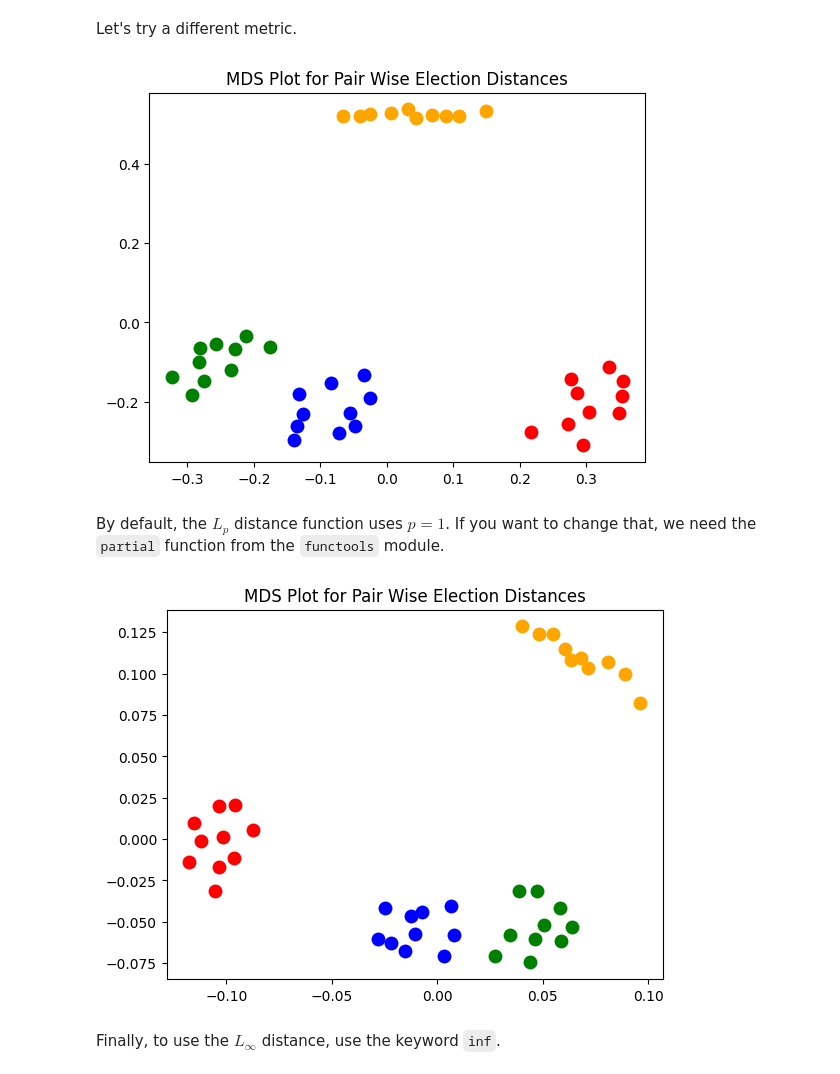
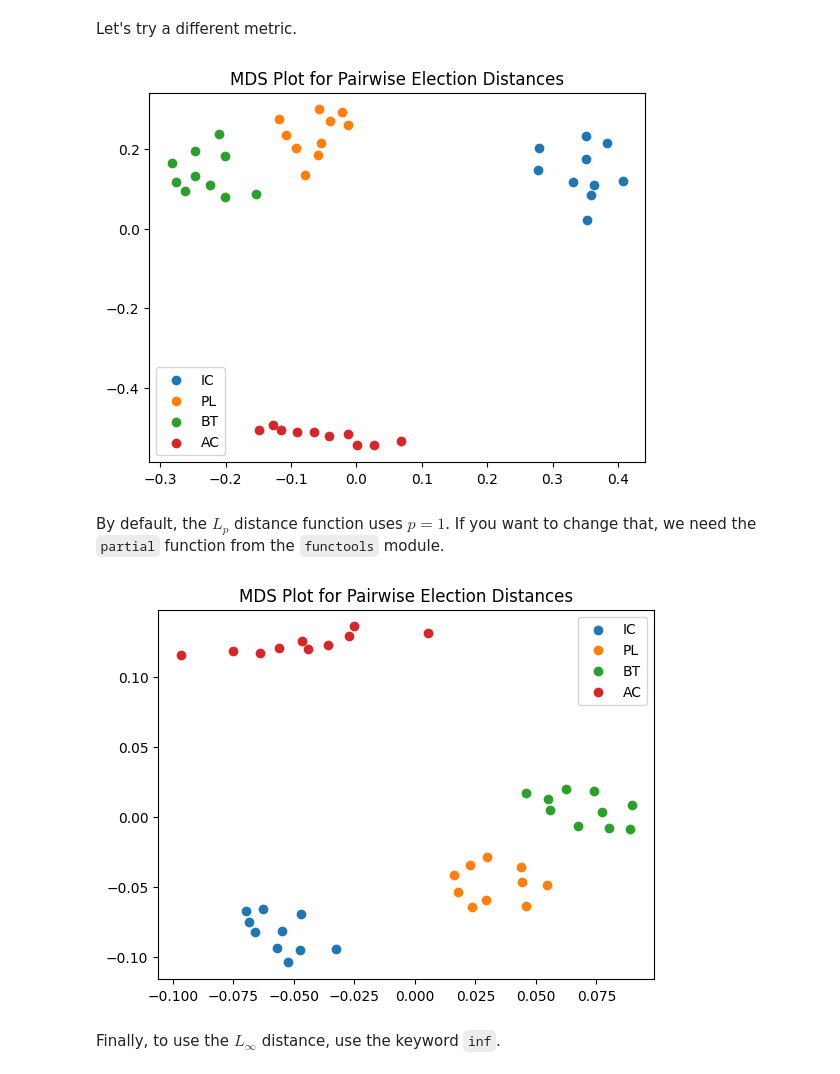
Before and after one commit to mggg/VoteKit, a Jupyter notebook: notebooks/some_plotting_options.ipynb, the cells around one changed output. Drawn from its saved outputs; the diff is of its cells as text; code cells hidden in the pictures.

```diff
--- a/notebooks/some_plotting_options.ipynb
+++ b/notebooks/some_plotting_options.ipynb
@@ -83,22 +80,27 @@ number_of_ballots = 1000
 
 candidates = ["W1", "W2", "C1", "C2"]
 slate_to_candidate = {"W": ["W1", "W2"], "C": ["C1", "C2"]}
-cohesion_parameters = {"W": .7, "C": .6}
-pref_interval_by_bloc = {
-    "W": {"W1": 0.4, "W2": 0.3, "C1": 0.2, "C2": 0.1},
-    "C": {"W1": 0.2, "W2": 0.2, "C1": 0.3, "C2": 0.3},
+cohesion_parameters = {"W":{"W": .7, "C":.3},
+                       "C":{ "C": .6, "W":.4}}
+pref_intervals_by_bloc = {
+    "W": {"W": PreferenceInterval({"W1": 0.4, "W2": 0.3}),
+          "C": PreferenceInterval({"C1": 0.2, "C2": 0.1})},
+    "C": {"W": PreferenceInterval({"W1": 0.2, "W2": 0.2}),
+          "C": PreferenceInterval({"C1": 0.3, "C2": 0.3})}
 }
 bloc_voter_prop = {"W": 0.7, "C": 0.3}
 
 ic = bg.ImpartialCulture(candidates=candidates)
 
-pl = bg.PlackettLuce(pref_interval_by_bloc=pref_interval_by_bloc,
-                     bloc_voter_prop=bloc_voter_prop, candidates=candidates)
+pl = bg.name_PlackettLuce(pref_intervals_by_bloc=pref_intervals_by_bloc,
+                     bloc_voter_prop=bloc_voter_prop, candidates=candidates,
+                     cohesion_parameters=cohesion_parameters)
 
-bt = bg.BradleyTerry(pref_interval_by_bloc=pref_interval_by_bloc,
-                     bloc_voter_prop=bloc_voter_prop, candidates=candidates)
+bt = bg.name_BradleyTerry(pref_intervals_by_bloc=pref_intervals_by_bloc,
+                     bloc_voter_prop=bloc_voter_prop, candidates=candidates,
+                     cohesion_parameters=cohesion_parameters)
 
-ac = bg.AlternatingCrossover(pref_interval_by_bloc=pref_interval_by_bloc,
+ac = bg.AlternatingCrossover(pref_intervals_by_bloc=pref_intervals_by_bloc,
                              bloc_voter_prop=bloc_voter_prop, candidates=candidates,
                              slate_to_candidates=slate_to_candidate, cohesion_parameters=cohesion_parameters)
 # %% [markdown]
@@ -117,25 +123,33 @@ plot = plot_MDS(data = {'red': [ic.generate_profile(number_of_ballots) for i in
 # %% [markdown]
 Let's try a different metric.
 # %%
-plot = plot_MDS(data = {'red': [ic.generate_profile(number_of_ballots) for i in range(10)],
-                        'blue': [pl.generate_profile(number_of_ballots) for i in range(10)],
-                        'green': [bt.generate_profile(number_of_ballots) for i in range(10)],
-                       'orange': [ac.generate_profile(number_of_ballots) for i in range(10)]},
-        distance = lp_dist,
-               marker_size=100)
+# this allows us to generate 10 preference profiles under each ballot generator
+mds_coords = compute_MDS(data = {'IC': [ic.generate_profile(number_of_ballots) for i in range(10)],
+                        'PL': [pl.generate_profile(number_of_ballots) for i in range(10)],
+                        'BT': [bt.generate_profile(number_of_ballots) for i in range(10)],
+                       'AC': [ac.generate_profile(number_of_ballots) for i in range(10)]
+                       }, distance = lp_dist)
+
+plot = plot_MDS(mds_coords)
+plt.legend()
+plt.show()
 # %% [output]
-[figure, old version]
+[figure, new version]
 # %% [markdown]
 By default, the $L_p$ distance function uses $p=1$. If you want to change that, we need the `partial` function from the `functools` module.
 # %%
-plot = plot_MDS(data = {'red': [ic.generate_profile(number_of_ballots) for i in range(10)],
-                        'blue': [pl.generate_profile(number_of_ballots) for i in range(10)],
-                        'green': [bt.generate_profile(number_of_ballots) for i in range(10)],
-                       'orange': [ac.generate_profile(number_of_ballots) for i in range(10)]},
-        distance = partial(lp_dist, p_value=2),
-               marker_size=100)
+# this allows us to generate 10 preference profiles under each ballot generator
+mds_coords = compute_MDS(data = {'IC': [ic.generate_profile(number_of_ballots) for i in range(10)],
+                        'PL': [pl.generate_profile(number_of_ballots) for i in range(10)],
+                        'BT': [bt.generate_profile(number_of_ballots) for i in range(10)],
+                       'AC': [ac.generate_profile(number_of_ballots) for i in range(10)]
+                       }, distance = partial(lp_dist, p_value=2))
+
+plot = plot_MDS(mds_coords)
+plt.legend()
+plt.show()
 # %% [output]
-[figure, old version]
+[figure, new version]
 # %% [markdown]
 Finally, to use the $L_\infty$ distance, use the keyword `inf`.
 # %%
```
Also changed, not shown: parts of 10 cells of this notebook, 5 other files.
